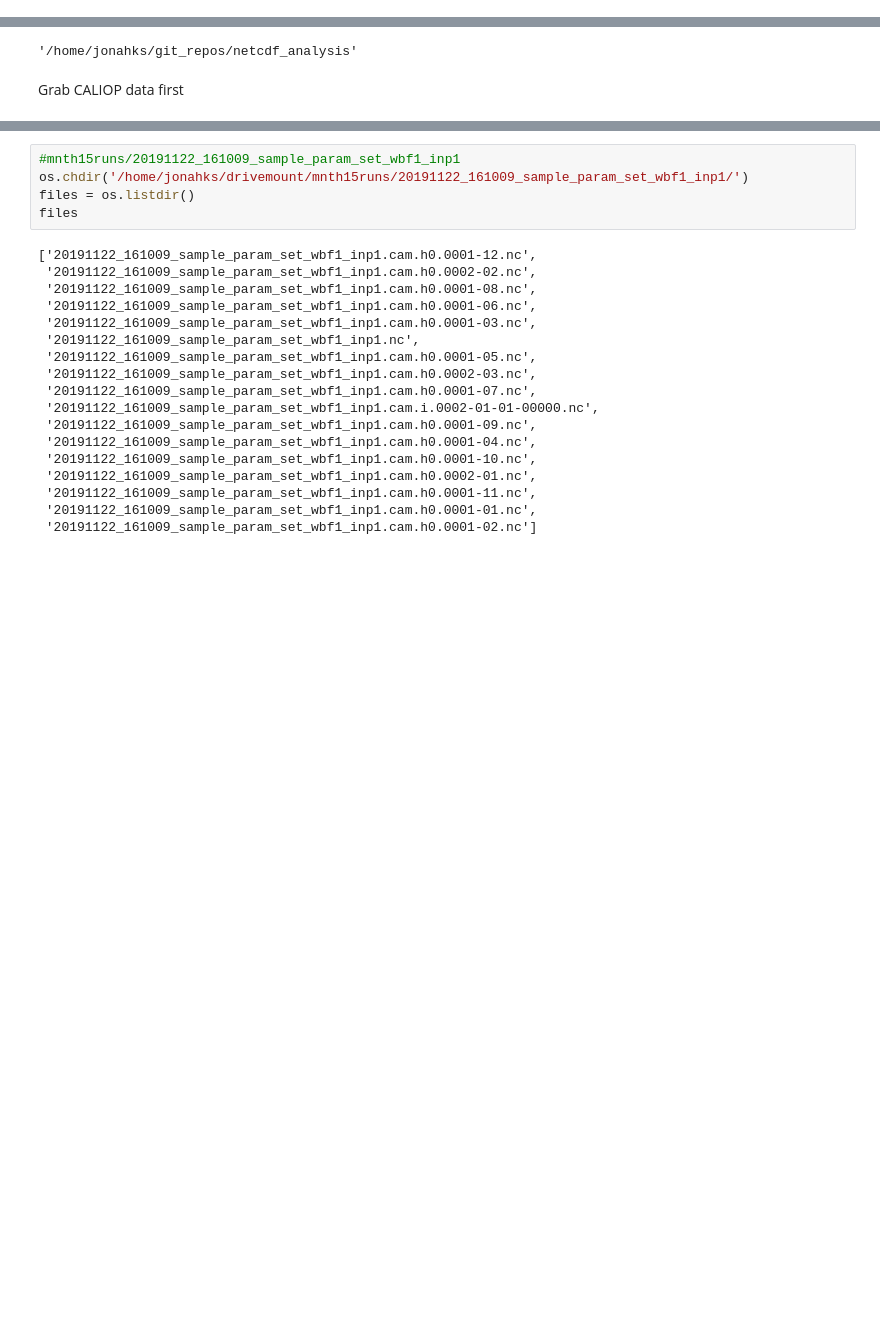
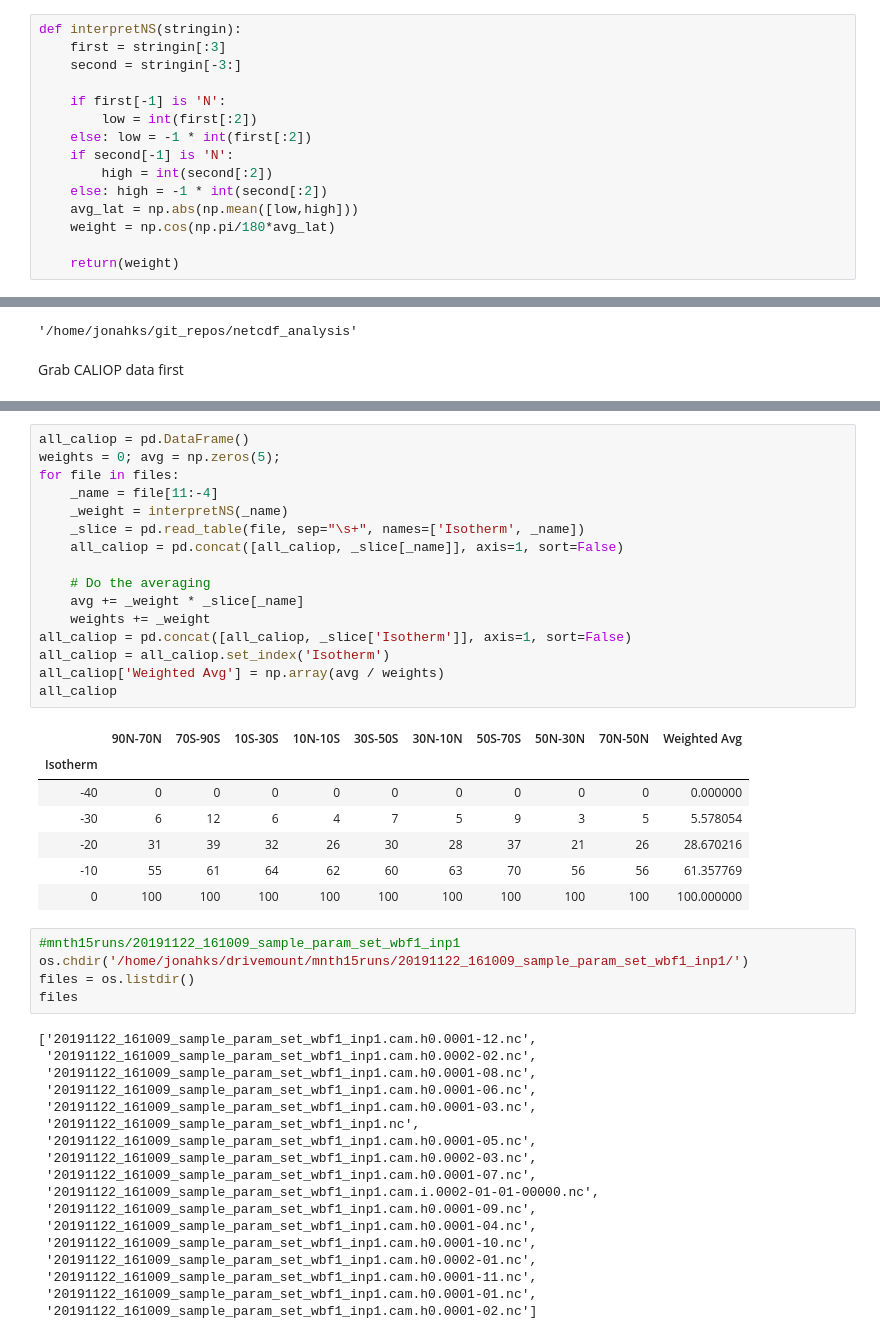
Before and after one commit to jshaw35/netcdf_analysis, a Jupyter notebook: jupy_test.ipynb, the cells around one changed output, grey strips where cells are left out. Cells and saved outputs as stored; diff of their text form; blank space fills up the shorter version.

```diff
--- a/jupy_test.ipynb
+++ b/jupy_test.ipynb
@@ -34,6 +41,21 @@ def polarCentral_set_latlim(lat_lims, ax):
     circle = mpath.Path(verts * radius + center)
 
     ax.set_boundary(circle, transform=ax.transAxes)
+# %%
+def interpretNS(stringin):
+    first = stringin[:3]
+    second = stringin[-3:]
+
+    if first[-1] is 'N':
+        low = int(first[:2])
+    else: low = -1 * int(first[:2])
+    if second[-1] is 'N':
+        high = int(second[:2])
+    else: high = -1 * int(second[:2])
+    avg_lat = np.abs(np.mean([low,high]))
+    weight = np.cos(np.pi/180*avg_lat)
+
+    return(weight)
 # %%
 os.getcwd()
 # %% [output]
@@ -64,6 +82,30 @@ caliop_arc['Isotherm']
 3   -10
 4     0
 Name: Isotherm, dtype: int64
+# %%
+all_caliop = pd.DataFrame()
+weights = 0; avg = np.zeros(5);
+for file in files:
+    _name = file[11:-4]
+    _weight = interpretNS(_name)
+    _slice = pd.read_table(file, sep="\s+", names=['Isotherm', _name])
+    all_caliop = pd.concat([all_caliop, _slice[_name]], axis=1, sort=False)
+
+    # Do the averaging
+    avg += _weight * _slice[_name]
+    weights += _weight
+all_caliop = pd.concat([all_caliop, _slice['Isotherm']], axis=1, sort=False)
+all_caliop = all_caliop.set_index('Isotherm')
+all_caliop['Weighted Avg'] = np.array(avg / weights)
+all_caliop
+# %% [output]
+|  | 90N-70N | 70S-90S | 10S-30S | 10N-10S | 30S-50S | 30N-10N | 50S-70S | 50N-30N | 70N-50N | Weighted Avg |
+| Isotherm |  |  |  |  |  |  |  |  |  |  |
+| -40 | 0 | 0 | 0 | 0 | 0 | 0 | 0 | 0 | 0 | 0.000000 |
+| -30 | 6 | 12 | 6 | 4 | 7 | 5 | 9 | 3 | 5 | 5.578054 |
+| -20 | 31 | 39 | 32 | 26 | 30 | 28 | 37 | 21 | 26 | 28.670216 |
+| -10 | 55 | 61 | 64 | 62 | 60 | 63 | 70 | 56 | 56 | 61.357769 |
+| 0 | 100 | 100 | 100 | 100 | 100 | 100 | 100 | 100 | 100 | 100.000000 |
 # %%
 #mnth15runs/20191122_161009_sample_param_set_wbf1_inp1
 os.chdir('/home/jonahks/drivemount/mnth15runs/20191122_161009_sample_param_set_wbf1_inp1/')
```
Also changed, not shown: parts of 25 cells of this notebook.
